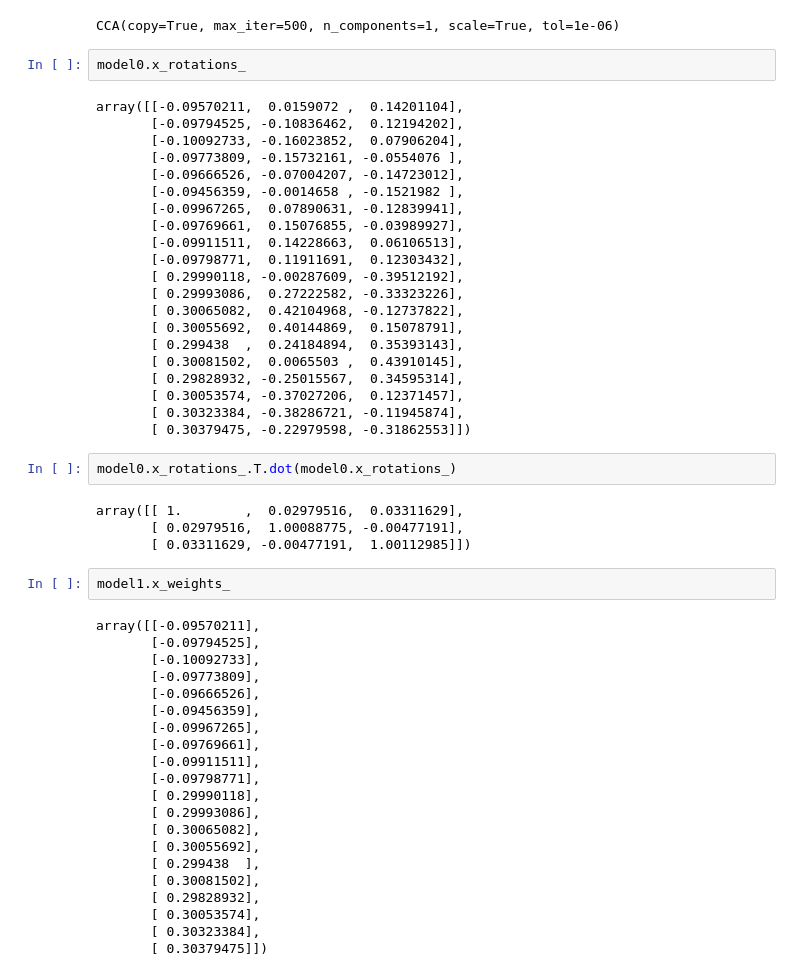
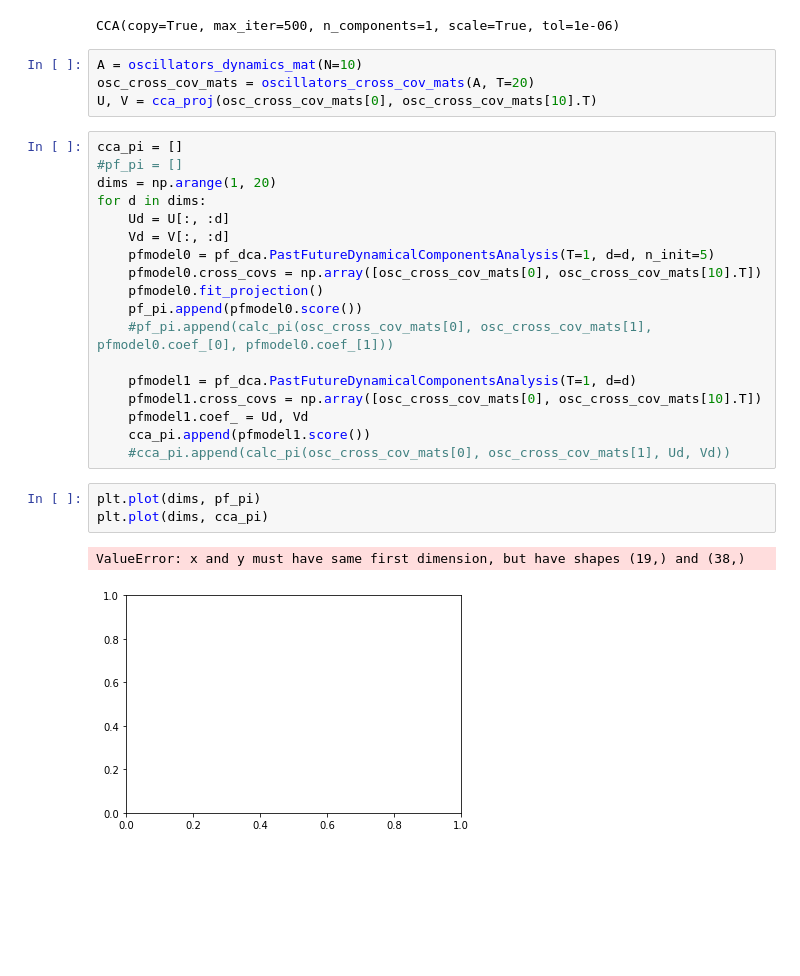
Before and after one commit to BouchardLab/FCCA, a Jupyter notebook: notebooks/cca.ipynb, the cells around one changed output. Saved outputs shown, nothing was run; the diff lists cells and outputs as text; blank space fills up the shorter version.

```diff
--- a/notebooks/cca.ipynb
+++ b/notebooks/cca.ipynb
@@ -375,55 +221,31 @@ model0.fit(XoL[:, :20], XoL[:, 20:])
 model1.fit(XoL[:, :20], XoL[:, 20:])
 # %% [output]
 CCA(copy=True, max_iter=500, n_components=1, scale=True, tol=1e-06)
-# %%
-model0.x_rotations_
-# %% [output]
-array([[-0.09570211,  0.0159072 ,  0.14201104],
-       [-0.09794525, -0.10836462,  0.12194202],
-       [-0.10092733, -0.16023852,  0.07906204],
-       [-0.09773809, -0.15732161, -0.0554076 ],
-       [-0.09666526, -0.07004207, -0.14723012],
-       [-0.09456359, -0.0014658 , -0.1521982 ],
-       [-0.09967265,  0.07890631, -0.12839941],
-       [-0.09769661,  0.15076855, -0.03989927],
-       [-0.09911511,  0.14228663,  0.06106513],
-       [-0.09798771,  0.11911691,  0.12303432],
-       [ 0.29990118, -0.00287609, -0.39512192],
-       [ 0.29993086,  0.27222582, -0.33323226],
-       [ 0.30065082,  0.42104968, -0.12737822],
-       [ 0.30055692,  0.40144869,  0.15078791],
-       [ 0.299438  ,  0.24184894,  0.35393143],
-       [ 0.30081502,  0.0065503 ,  0.43910145],
-       [ 0.29828932, -0.25015567,  0.34595314],
-       [ 0.30053574, -0.37027206,  0.12371457],
-       [ 0.30323384, -0.38286721, -0.11945874],
-       [ 0.30379475, -0.22979598, -0.31862553]])
-# %%
-model0.x_rotations_.T.dot(model0.x_rotations_)
-# %% [output]
-array([[ 1.        ,  0.02979516,  0.03311629],
-       [ 0.02979516,  1.00088775, -0.00477191],
-       [ 0.03311629, -0.00477191,  1.00112985]])
-# %%
-model1.x_weights_
-# %% [output]
-array([[-0.09570211],
-       [-0.09794525],
-       [-0.10092733],
-       [-0.09773809],
-       [-0.09666526],
-       [-0.09456359],
-       [-0.09967265],
-       [-0.09769661],
-       [-0.09911511],
-       [-0.09798771],
-       [ 0.29990118],
-       [ 0.29993086],
-       [ 0.30065082],
-       [ 0.30055692],
-       [ 0.299438  ],
-       [ 0.30081502],
-       [ 0.29828932],
-       [ 0.30053574],
-       [ 0.30323384],
-       [ 0.30379475]])
+# %%
+A = oscillators_dynamics_mat(N=10)
+osc_cross_cov_mats = oscillators_cross_cov_mats(A, T=20)
+U, V = cca_proj(osc_cross_cov_mats[0], osc_cross_cov_mats[10].T)
+# %%
+cca_pi = []
+#pf_pi = []
+dims = np.arange(1, 20)
+for d in dims:
+    Ud = U[:, :d]
+    Vd = V[:, :d]
+    pfmodel0 = pf_dca.PastFutureDynamicalComponentsAnalysis(T=1, d=d, n_init=5)
+    pfmodel0.cross_covs = np.array([osc_cross_cov_mats[0], osc_cross_cov_mats[10].T])
+    pfmodel0.fit_projection()
+    pf_pi.append(pfmodel0.score())
+    #pf_pi.append(calc_pi(osc_cross_cov_mats[0], osc_cross_cov_mats[1], pfmodel0.coef_[0], pfmodel0.coef_[1]))
+
+    pfmodel1 = pf_dca.PastFutureDynamicalComponentsAnalysis(T=1, d=d)
+    pfmodel1.cross_covs = np.array([osc_cross_cov_mats[0], osc_cross_cov_mats[10].T])
+    pfmodel1.coef_ = Ud, Vd
+    cca_pi.append(pfmodel1.score())
+    #cca_pi.append(calc_pi(osc_cross_cov_mats[0], osc_cross_cov_mats[1], Ud, Vd))
+# %%
+plt.plot(dims, pf_pi)
+plt.plot(dims, cca_pi)
+# %% [output]
+ValueError: x and y must have same first dimension, but have shapes (19,) and (38,)
+[figure, added]
```
Also changed, not shown: parts of 13 cells of this notebook, 3 other files.
